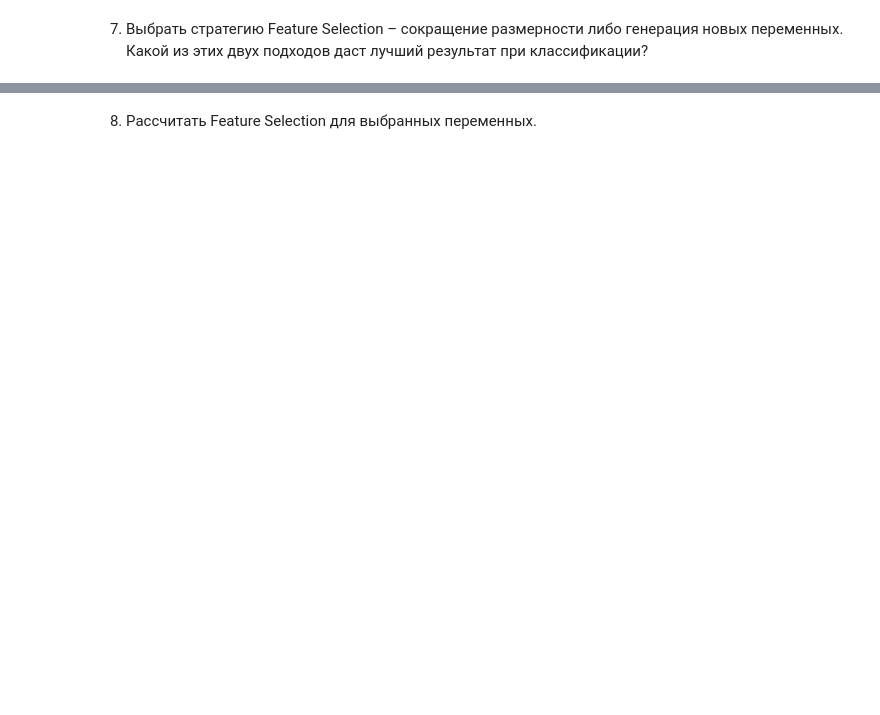
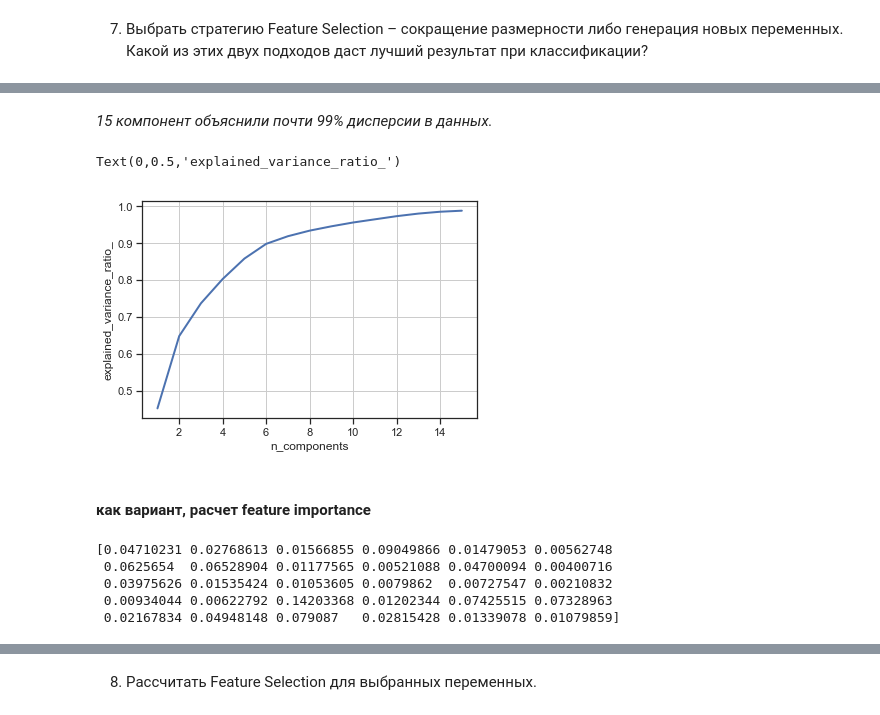
Before and after one commit to aksaxir/data_science, a Jupyter notebook: netology_FE/data_preprocessing_final.ipynb, the cells around one changed output, grey strips where cells are left out. Cells and saved outputs as stored; diff of their text form; code cells hidden in the pictures; blank space fills up the shorter version.

```diff
--- a/netology_FE/data_preprocessing_final.ipynb
+++ b/netology_FE/data_preprocessing_final.ipynb
@@ -39,0 +196,13 @@ Name: diagnosis, dtype: int64
+# %%
+y = diagnosis
+x = features
+x_train, x_test, y_train, y_test = train_test_split(x, y,stratify=y, test_size=0.3, random_state=42)
+# %%
+scaler = StandardScaler()
+x_scaled = scaler.fit(x_train)
+x_train_scaled=  x_scaled.transform(x_train)
+x_test_scaled = x_scaled.transform(x_test)
+# %%
+pca = PCA(n_components=15)
+# %%
+pca.fit(x_train_scaled)
@@ -39,0 +233,12 @@ Name: diagnosis, dtype: int64
+# %% [markdown]
+*15 компонент объяснили почти 99% дисперсии в данных.*
+# %%
+cum_evr = np.cumsum(pca.explained_variance_ratio_)
+xs = np.arange(cum_evr.size) + 1
+plt.plot(xs, cum_evr, linewidth=2)
+plt.grid()
+plt.xlabel('n_components')
+plt.ylabel('explained_variance_ratio_')
+# %% [output]
+Text(0,0.5,'explained_variance_ratio_')
+[figure, added]
@@ -39,0 +248,13 @@ Name: diagnosis, dtype: int64
+# %% [markdown]
+#### как вариант, расчет feature importance
+# %%
+from sklearn.ensemble import ExtraTreesClassifier
+model= ExtraTreesClassifier()
+model.fit(features, diagnosis)
+print(model.feature_importances_)
+# %% [output]
+[0.04710231 0.02768613 0.01566855 0.09049866 0.01479053 0.00562748
+ 0.0625654  0.06528904 0.01177565 0.00521088 0.04700094 0.00400716
+ 0.03975626 0.01535424 0.01053605 0.0079862  0.00727547 0.00210832
+ 0.00934044 0.00622792 0.14203368 0.01202344 0.07425515 0.07328963
+ 0.02167834 0.04948148 0.079087   0.02815428 0.01339078 0.01079859]
```
Also changed, not shown: parts of 43 cells of this notebook.
